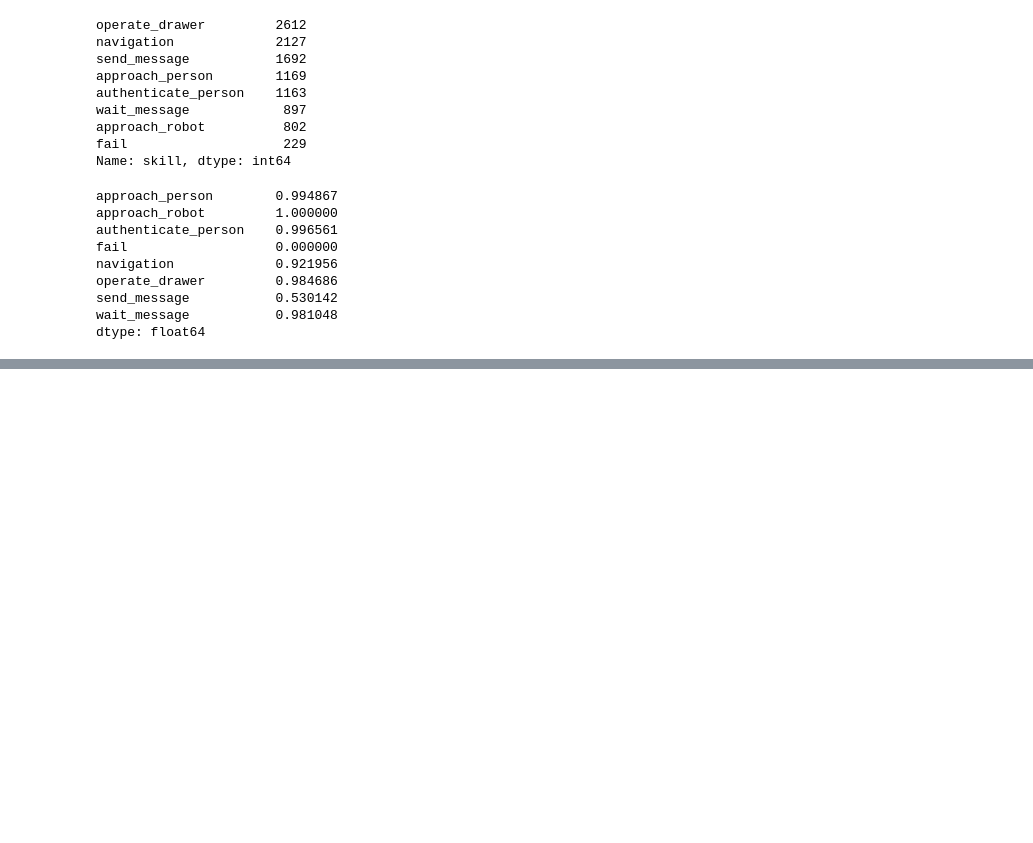
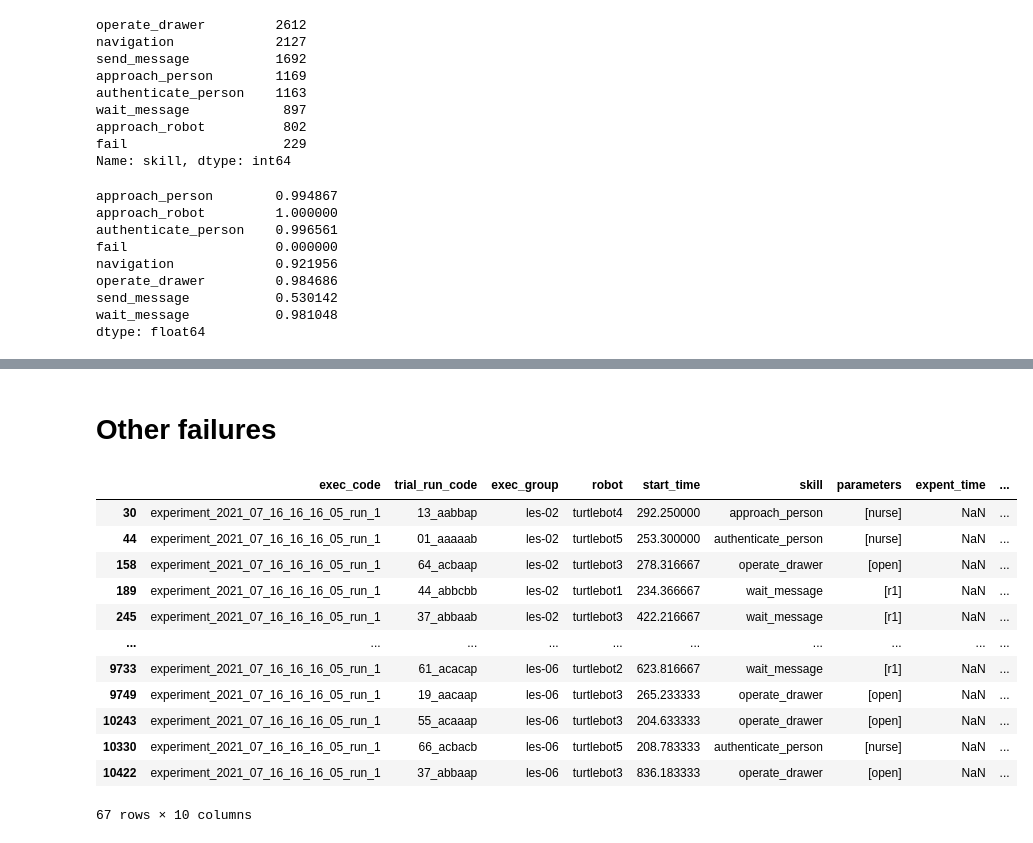
Before and after one commit to VicenteMoraes/hmrs_analysis, a Jupyter notebook: notebooks/Task_Results.ipynb, the cells around one changed output, grey strips where cells are left out. Cells and saved outputs as stored; diff of their text form; code cells hidden in the pictures; blank space fills up the shorter version.

```diff
--- a/notebooks/Task_Results.ipynb
+++ b/notebooks/Task_Results.ipynb
@@ -120,0 +148,19 @@ dtype: float64
+# %% [markdown]
+# Other failures
+# %%
+fails = tr_df[(tr_df.skill != "navigation") & (tr_df.skill != "send_message") & (tr_df.skill != "fail") & (tr_df.end_state != "SUCCESS")]
+fails
+# %% [output]
+|  | exec_code | trial_run_code | exec_group | robot | start_time | skill | parameters | expent_time | ... |
+| 30 | experiment_2021_07_16_16_16_05_run_1 | 13_aabbap | les-02 | turtlebot4 | 292.250000 | approach_person | [nurse] | NaN | ... |
+| 44 | experiment_2021_07_16_16_16_05_run_1 | 01_aaaaab | les-02 | turtlebot5 | 253.300000 | authenticate_person | [nurse] | NaN | ... |
+| 158 | experiment_2021_07_16_16_16_05_run_1 | 64_acbaap | les-02 | turtlebot3 | 278.316667 | operate_drawer | [open] | NaN | ... |
+| 189 | experiment_2021_07_16_16_16_05_run_1 | 44_abbcbb | les-02 | turtlebot1 | 234.366667 | wait_message | [r1] | NaN | ... |
+| 245 | experiment_2021_07_16_16_16_05_run_1 | 37_abbaab | les-02 | turtlebot3 | 422.216667 | wait_message | [r1] | NaN | ... |
+| ... | ... | ... | ... | ... | ... | ... | ... | ... | ... |
+| 9733 | experiment_2021_07_16_16_16_05_run_1 | 61_acacap | les-06 | turtlebot2 | 623.816667 | wait_message | [r1] | NaN | ... |
+| 9749 | experiment_2021_07_16_16_16_05_run_1 | 19_aacaap | les-06 | turtlebot3 | 265.233333 | operate_drawer | [open] | NaN | ... |
+| 10243 | experiment_2021_07_16_16_16_05_run_1 | 55_acaaap | les-06 | turtlebot3 | 204.633333 | operate_drawer | [open] | NaN | ... |
+| 10330 | experiment_2021_07_16_16_16_05_run_1 | 66_acbacb | les-06 | turtlebot5 | 208.783333 | authenticate_person | [nurse] | NaN | ... |
+| 10422 | experiment_2021_07_16_16_16_05_run_1 | 37_abbaap | les-06 | turtlebot3 | 836.183333 | operate_drawer | [open] | NaN | ... |
+67 rows × 10 columns
```
Also changed, not shown: parts of 6 cells of this notebook.
